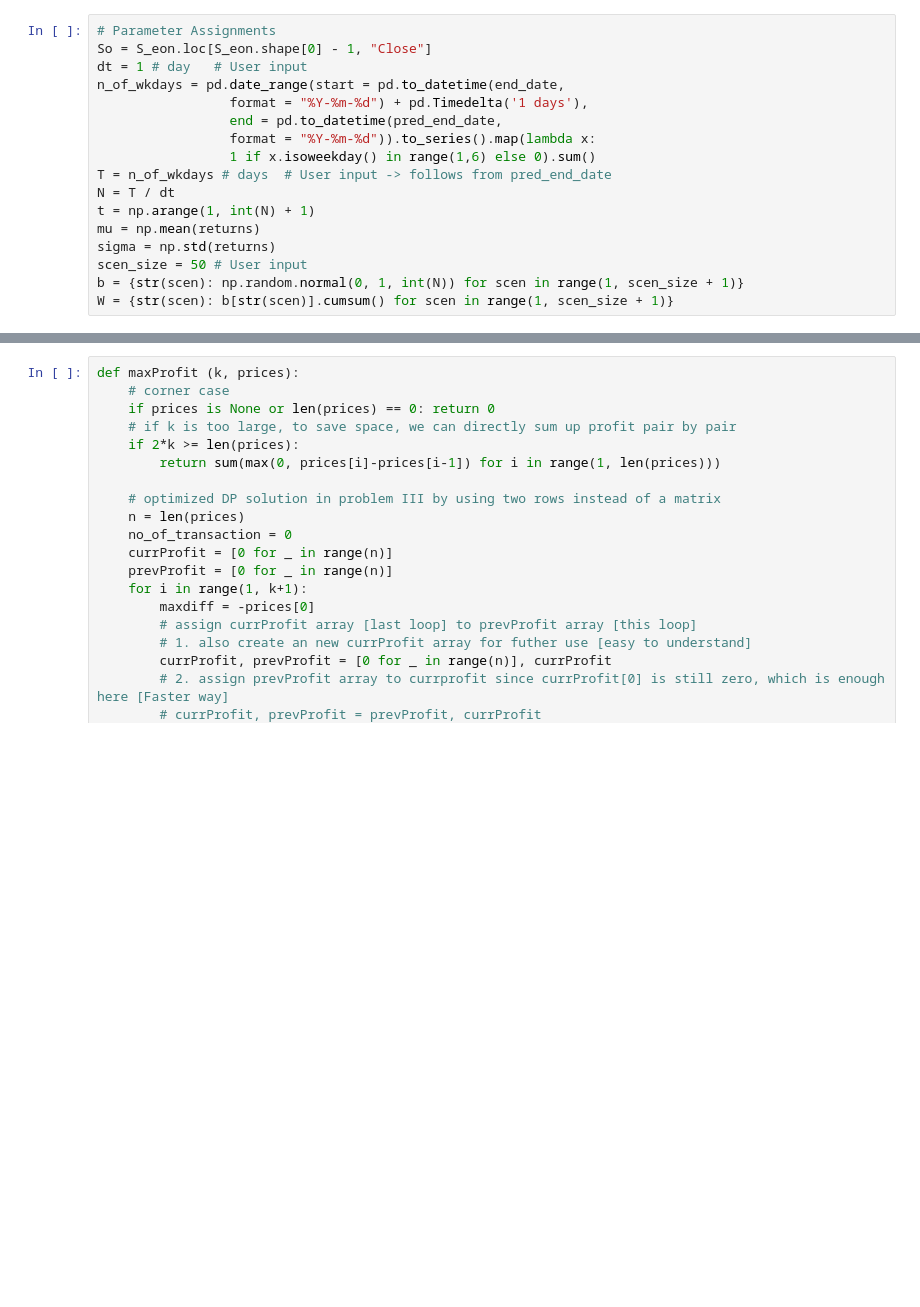
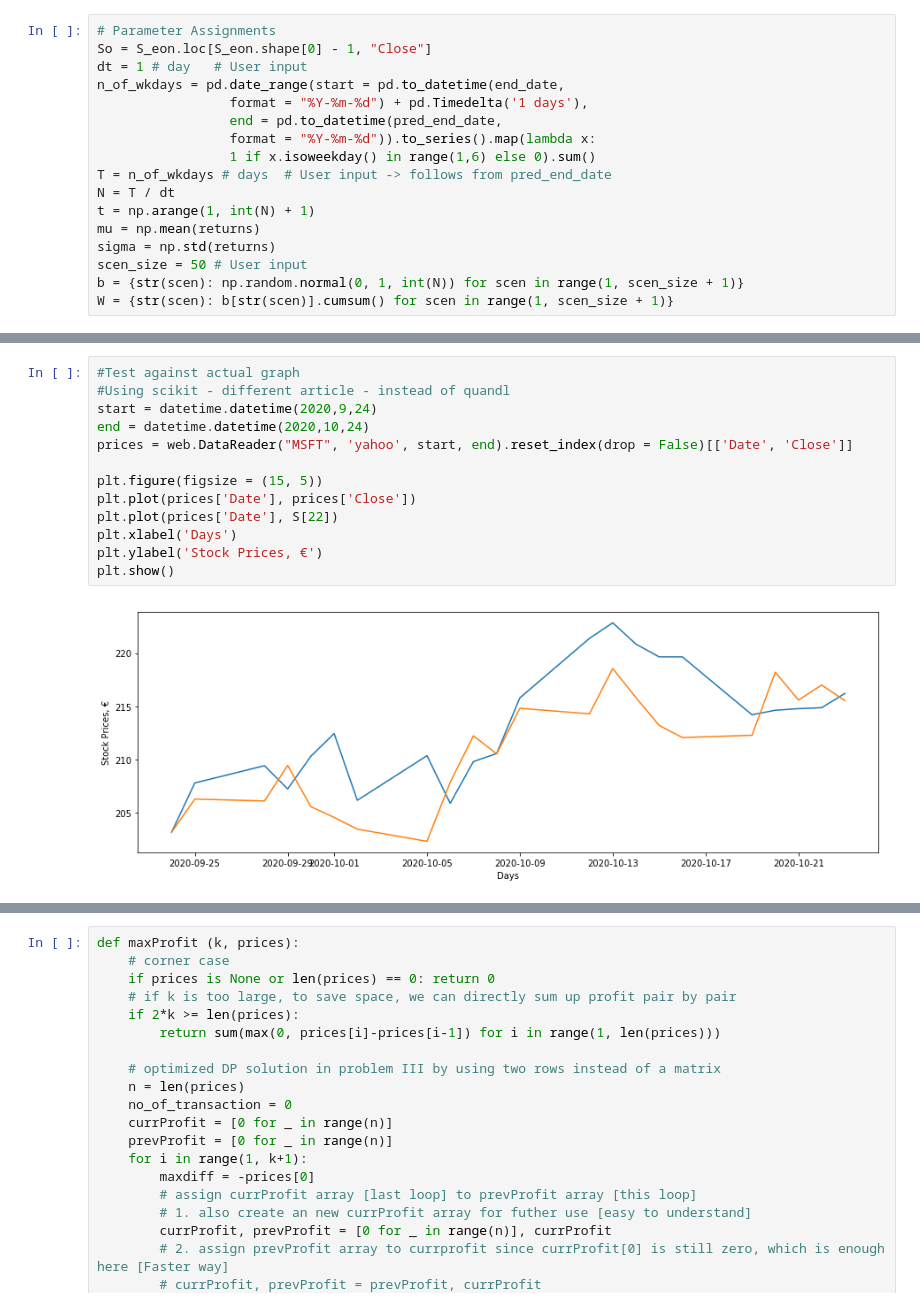
Before and after one commit to aavsss/StockPredictor, a Jupyter notebook: StockPredictor.ipynb, the cells around one changed output, grey strips where cells are left out. Saved outputs shown, nothing was run; the diff lists cells and outputs as text; blank space fills up the shorter version.

```diff
--- a/StockPredictor.ipynb
+++ b/StockPredictor.ipynb
@@ -161,0 +167,15 @@ Preds_df = pd.DataFrame(S.swapaxes(0, 1)[:, :10]).set_index(
+# %%
+#Test against actual graph
+#Using scikit - different article - instead of quandl
+start = datetime.datetime(2020,9,24)
+end = datetime.datetime(2020,10,24)
+prices = web.DataReader("MSFT", 'yahoo', start, end).reset_index(drop = False)[['Date', 'Close']]
+
+plt.figure(figsize = (15, 5))
+plt.plot(prices['Date'], prices['Close'])
+plt.plot(prices['Date'], S[22])
+plt.xlabel('Days')
+plt.ylabel('Stock Prices, €')
+plt.show()
+# %% [output]
+[figure, added]
```
Also changed, not shown: parts of 13 cells of this notebook.
